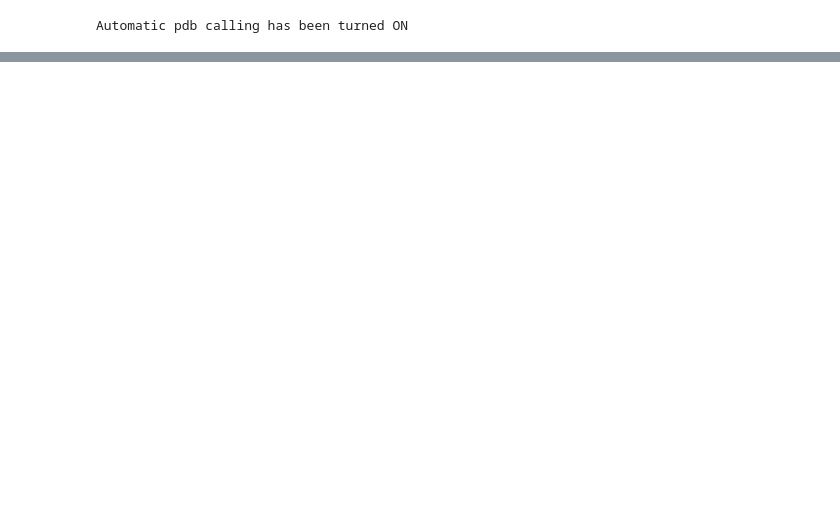
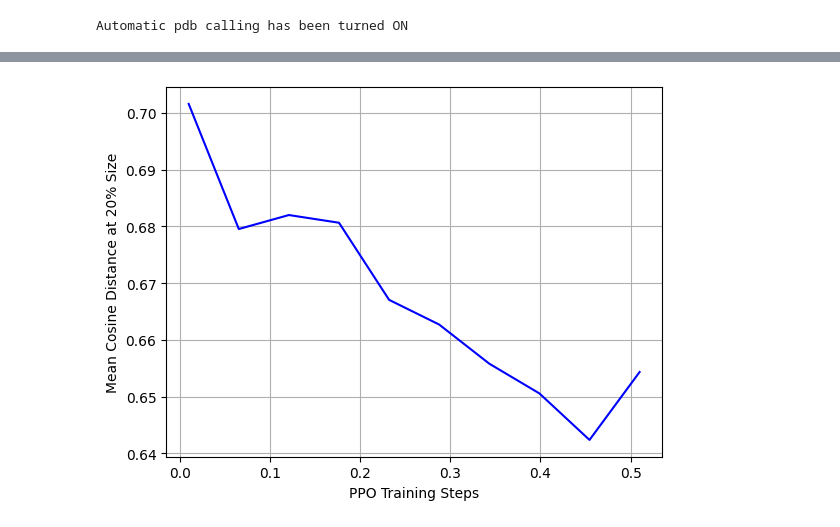
Before and after one commit to ToviTu/DSS-RL, a Jupyter notebook: debug.ipynb, the cells around one changed output, grey strips where cells are left out. Saved outputs shown, nothing was run; the diff lists cells and outputs as text; code cells hidden in the pictures; blank space fills up the shorter version.

```diff
--- a/debug.ipynb
+++ b/debug.ipynb
@@ -180,0 +286,17 @@ Test Accuracy: 79.36%
+# %%
+import matplotlib as mpl
+
+# Plotting the reward data with a color map legend
+plt.figure(figsize=(10, 6))
+for i, (rewards, color) in enumerate(zip(reward_data, colors)):
+    plt.plot(x, rewards, color=color)
+
+# Create a colorbar as the legend for training steps
+sm = plt.cm.ScalarMappable(cmap='viridis', norm=mpl.colors.Normalize(vmin=num_steps.min(), vmax=num_steps.max()))
+cbar = plt.colorbar(sm, ax=plt.gca())
+cbar.set_label('Training Steps')
+
+plt.xlabel('Size (%)')
+plt.ylabel('Mean Cosine Distance')
+plt.grid(True)
+plt.show()
@@ -180,0 +315,19 @@ Test Accuracy: 79.36%
+# %%
+from stable_baselines3.common.evaluation import evaluate_policy
+
+mean_rewards = []
+curve_rewards = []
+
+total_steps = 5e5
+eval_period = 5e4
+for i in range(int(total_steps // eval_period)):
+    limit = 0.01 + i * 0.05
+    print(f"Limit: {limit}")
+    env = DummyVecEnv([lambda: AlpacaEnv(use_raw=False, collator="all", cov_metric="dissimilarity", limit=limit)])
+    agent = PPO("MlpPolicy", env, verbose=0)
+    agent.learn(total_timesteps=1e5, reset_num_timesteps=True)
+    agent.save(f"playground/ppo_alpaca_instruct_{i}")
+
+    # Reward
+    mean_reward, std_reward = evaluate_policy(agent, env, n_eval_episodes=1)
+    mean_rewards.append(mean_reward)
@@ -180,0 +344,10 @@ Test Accuracy: 79.36%
+# %%
+x = np.linspace(0.01, 0.51, len(mean_rewards))
+plt.plot(x, mean_rewards, linestyle='-', color='b', label='Maximize (RL)')
+
+plt.xlabel('PPO Training Steps')
+plt.ylabel('Mean Cosine Distance at 20% Size')
+plt.grid(True)
+plt.show()
+# %% [output]
+[figure, added]
```
Also changed, not shown: parts of 33 cells of this notebook, 16 other files.
